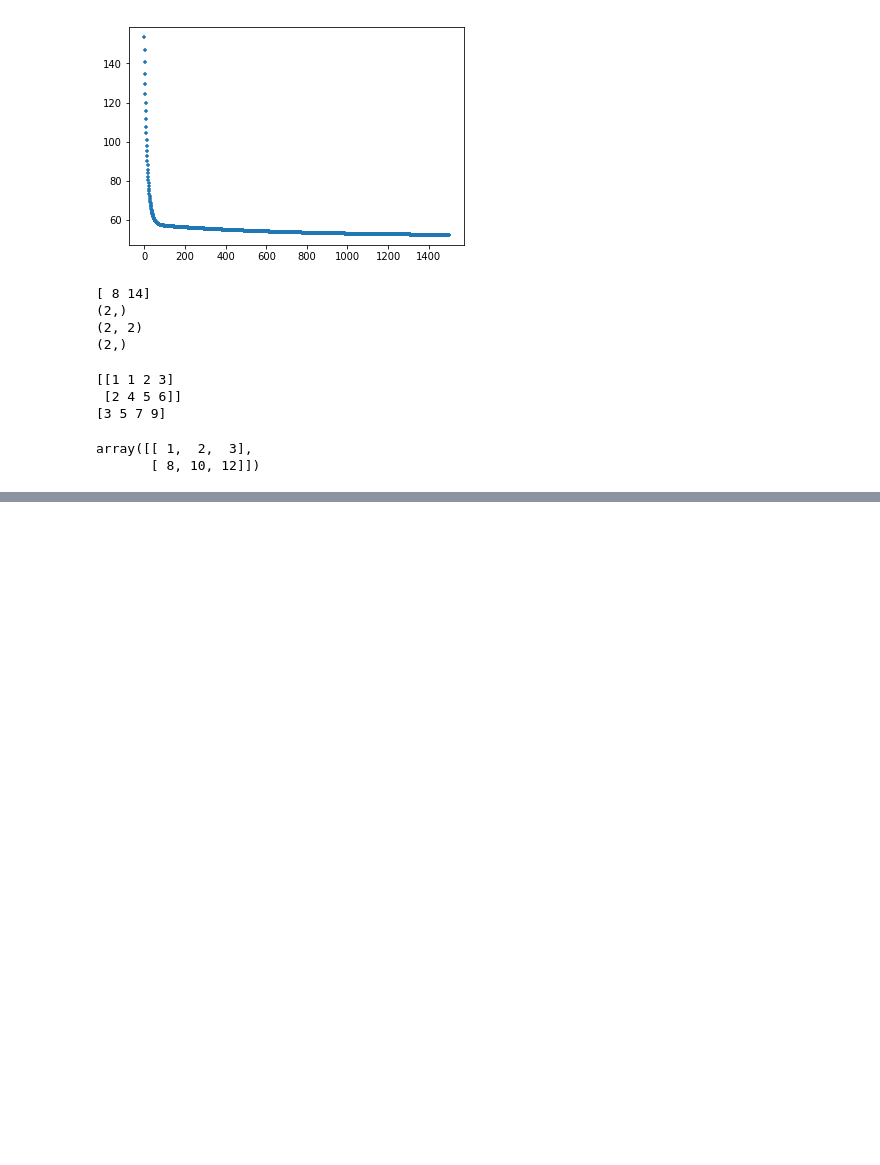
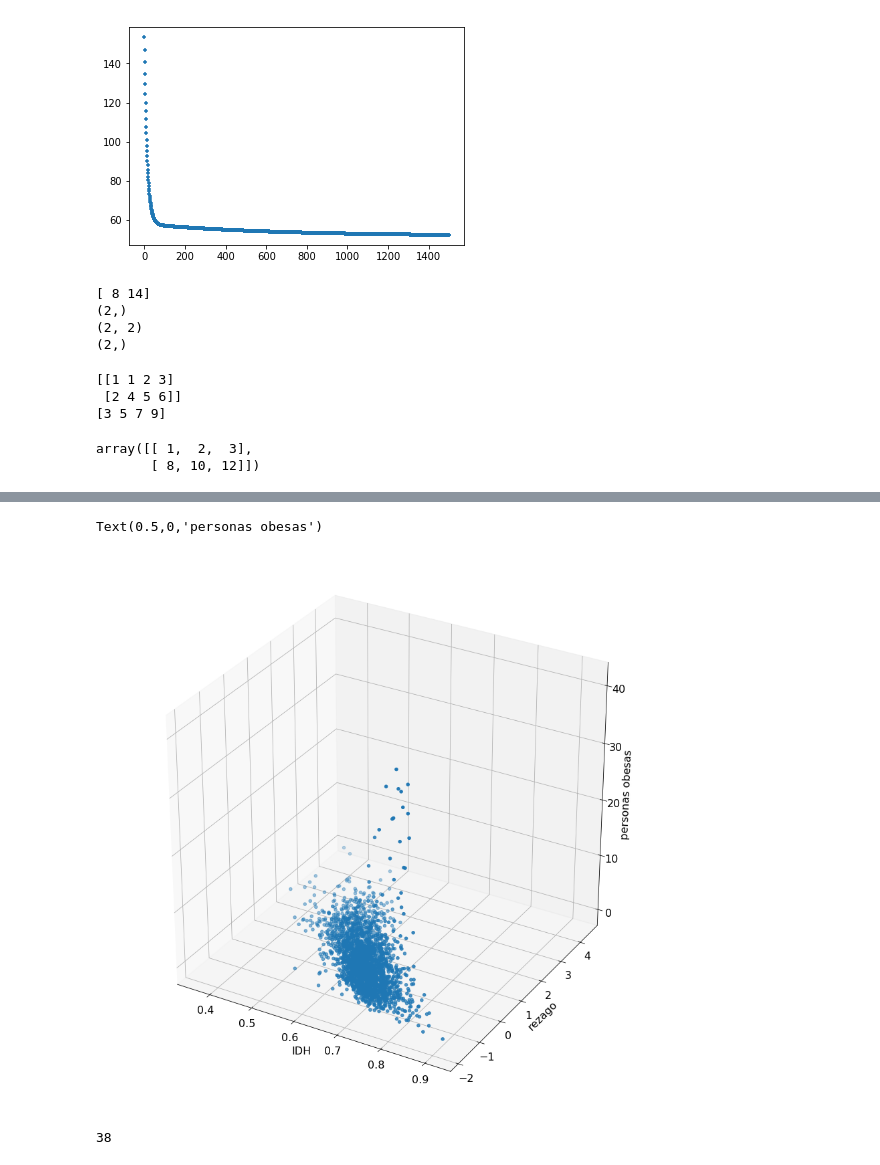
Before and after one commit to alex-perez/GE_IQ_Hackaton_2018, a Jupyter notebook: DHM.ipynb, the cells around one changed output, grey strips where cells are left out. Saved outputs shown, nothing was run; the diff lists cells and outputs as text; code cells hidden in the pictures; blank space fills up the shorter version.

```diff
--- a/DHM.ipynb
+++ b/DHM.ipynb
@@ -157,0 +190,25 @@ array([[ 1,  2,  3],
+# %%
+;
+
+
+
+# For each set of style and range settings, plot n random points in the box
+# defined by x in [23, 32], y in [0, 100], z in [zlow, zhigh].
+#for t in range(1,50):
+xs = mf[1]
+ys = mf[2]
+zs = mf[5]
+ax.scatter(xs, ys, zs)
+
+ax.set_xlabel('IDH')
+ax.set_ylabel('rezago')
+ax.set_zlabel('personas obesas')
+
+#for angle in range(0, 360):
+    #ax.view_init(30, angle)
+    #plt.draw()
+    #plt.pause(.001)
+#plt.show()
+# %% [output]
+Text(0.5,0,'personas obesas')
+[figure, added]
@@ -157,0 +217,4 @@ array([[ 1,  2,  3],
+# %%
+byObesity.values[1][5]
+# %% [output]
+38
```
Also changed, not shown: parts of 4 cells of this notebook, 26 other files.
